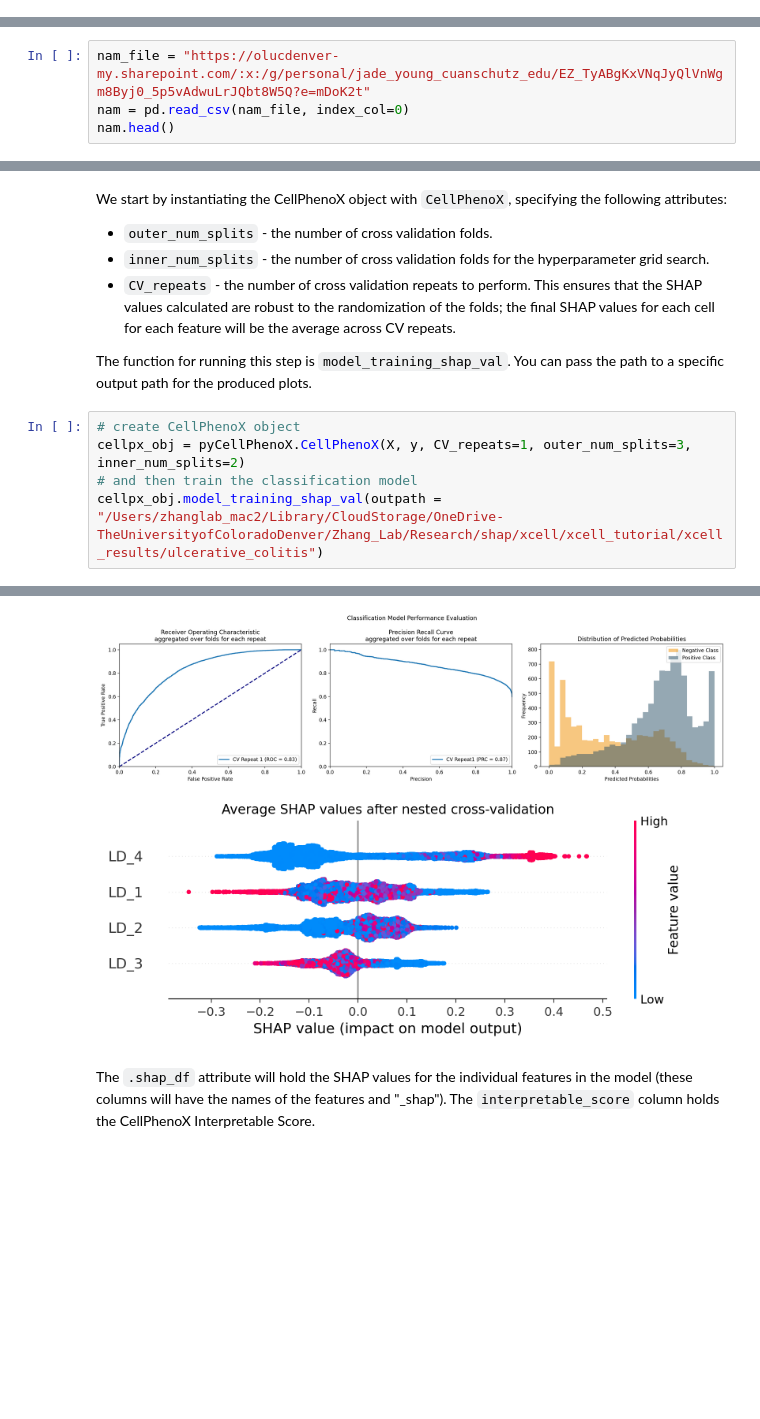
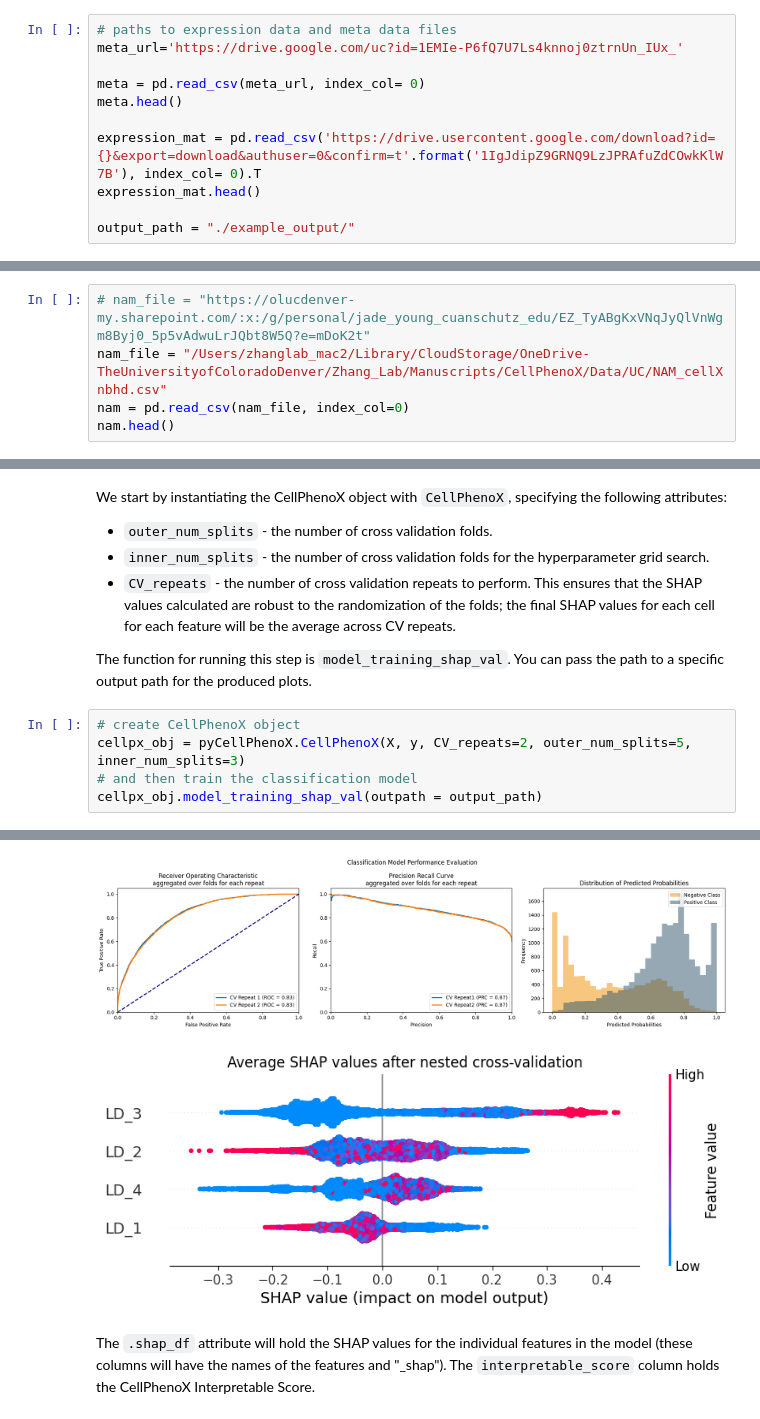
Before and after one commit to fanzhanglab/pyCellPhenoX, a Jupyter notebook: vignettes/test_vignette.ipynb, the cells around one changed output, grey strips where cells are left out. Saved outputs shown, nothing was run; the diff lists cells and outputs as text; blank space fills up the shorter version.

```diff
--- a/vignettes/test_vignette.ipynb
+++ b/vignettes/test_vignette.ipynb
@@ -36,3 +25,14 @@ meta.head()
+# %%
+# paths to expression data and meta data files
+meta_url='https://drive.google.com/uc?id=1EMIe-P6fQ7U7Ls4knnoj0ztrnUn_IUx_'
+
+meta = pd.read_csv(meta_url, index_col= 0)
+meta.head()
+
+expression_mat = pd.read_csv('https://drive.usercontent.google.com/download?id={}&export=download&authuser=0&confirm=t'.format('1IgJdipZ9GRNQ9LzJPRAfuZdCOwkKlW7B'), index_col= 0).T
+expression_mat.head()
+
+output_path = "./example_output/"
 # %% [markdown]
 ## Step 2: Preprocess data - generate latent dimensions and configure input for CellPhenoX (include covariates and identify target column)
 # %% [markdown]
@@ -45,7 +45,8 @@ Parameters:
 # %%
 #nam = neighborhoodAbundanceMatrix(expression_mat=expression_mat, meta_data=meta, sampleid="sample")
 # %%
-nam_file = "https://olucdenver-my.sharepoint.com/:x:/g/personal/jade_young_cuanschutz_edu/EZ_TyABgKxVNqJyQlVnWgm8Byj0_5p5vAdwuLrJQbt8W5Q?e=mDoK2t"
+# nam_file = "https://olucdenver-my.sharepoint.com/:x:/g/personal/jade_young_cuanschutz_edu/EZ_TyABgKxVNqJyQlVnWgm8Byj0_5p5vAdwuLrJQbt8W5Q?e=mDoK2t"
+nam_file = "/Users/zhanglab_mac2/Library/CloudStorage/OneDrive-TheUniversityofColoradoDenver/Zhang_Lab/Manuscripts/CellPhenoX/Data/UC/NAM_cellXnbhd.csv"
 nam = pd.read_csv(nam_file, index_col=0)
 nam.head()
 # %% [output]
@@ -111,9 +115,9 @@ We start by instantiating the CellPhenoX object with `CellPhenoX`, specifying th
 The function for running this step is `model_training_shap_val`. You can pass the path to a specific output path for the produced plots.
 # %%
 # create CellPhenoX object
-cellpx_obj = pyCellPhenoX.CellPhenoX(X, y, CV_repeats=1, outer_num_splits=3, inner_num_splits=2)
+cellpx_obj = pyCellPhenoX.CellPhenoX(X, y, CV_repeats=2, outer_num_splits=5, inner_num_splits=3)
 # and then train the classification model
-cellpx_obj.model_training_shap_val(outpath = "/Users/zhanglab_mac2/Library/CloudStorage/OneDrive-TheUniversityofColoradoDenver/Zhang_Lab/Research/shap/xcell/xcell_tutorial/xcell_results/ulcerative_colitis")
+cellpx_obj.model_training_shap_val(outpath = output_path)
 # %% [output]
 entering CV loop
 
@@ -134,5 +139,5 @@ best model precision-recall score = 0.9406
-[figure, old version]
+[figure, new version]
-[figure, old version]
+[figure, new version]
 # %% [markdown]
 The `.shap_df` attribute will hold the SHAP values for the individual features in the model (these columns will have the names of the features and "_shap"). The `interpretable_score` column holds the CellPhenoX Interpretable Score.
 # %%
```
Also changed, not shown: parts of 16 cells of this notebook, 3 other files.
